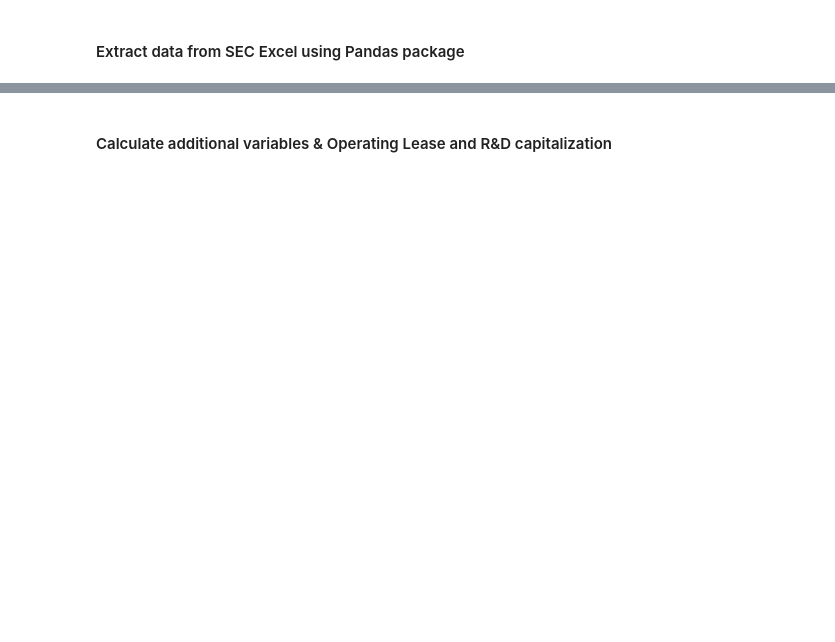
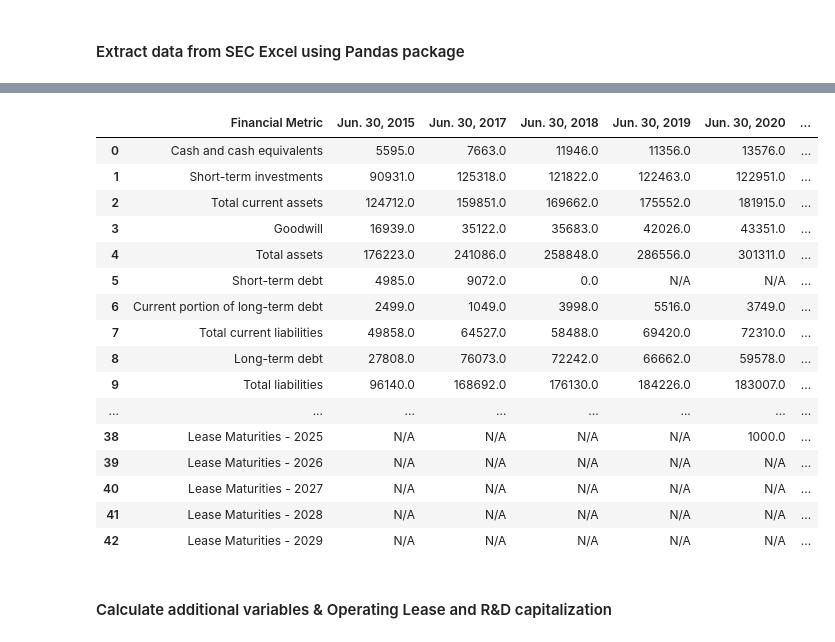
Before and after one commit to IRENDD/DCF-Valuation, a Jupyter notebook: dcfVal.ipynb, the cells around one changed output, grey strips where cells are left out. Saved outputs shown, nothing was run; the diff lists cells and outputs as text; code cells hidden in the pictures; blank space fills up the shorter version.

Commit message:
Added output tables

```diff
--- a/dcfVal.ipynb
+++ b/dcfVal.ipynb
@@ -160,11 +250,10 @@ KeyboardInterrupt:
 # %% [markdown]
 #### Extract data from SEC Excel using Pandas package
 # %%
+import re
 import json
-import os
-import pandas as pd
 from dateutil.parser import parse
-import re
+from IPython.display import display
 
 def parse_date(key, value):
     try:
@@ -200,7 +289,7 @@ def extract_lease_info(filePath):
         # Find the sheet that contains "leases (tables)" in its name
         sheetName = next((sheet for sheet in xls.sheet_names if "leases (tables)" in sheet.lower()), None)
         if not sheetName:
-            print("No sheet found containing 'leases (tables)'.")
+            # print("No sheet found containing 'leases (tables)'.")
             return None, None
 
         print(f"Found Leases Tables Sheet: {sheetName}")
@@ -249,7 +338,7 @@ def processSheet(filePath, sheetIds, attrNames, dataMap):
         return dataMap
 
     df = pd.read_excel(filePath, sheet_name=sheetName)
-    print(f"Data from sheet: {sheetName}")
+    # print(f"Data from sheet: {sheetName}")
 
     dataKey = None
     innerMap = {}
@@ -307,7 +396,7 @@ def processAllFiles(companyName, directory):
 
     for file in files:
         filePath = os.path.join(directory, file)
-        print(f"Processing file: {filePath}")
+        # print(f"Processing file: {filePath}")
 
         dataMap = processSheet(filePath, sheetIds['balanceSheet'], attrNames['balanceSheet'], dataMap)
         dataMap = processSheet(filePath, sheetIds['incomeStatement'], attrNames['incomeStatement'], dataMap)
@@ -326,21 +415,43 @@ def processAllFiles(companyName, directory):
                 innerMap["Lease Maturities"] = maturities
             if innerMap:
                 dataMap[latest].update(innerMap)
+
+    # Generate the output table after processing all files
+    output_table = create_dynamic_output_table(dataMap)
+
+    # Display the table to the user
+    display(output_table)
+
     return dataMap
 
-# Specify the company name and directory to search
-companyName = "Microsoft"
-directory = "D:\\pythonProject\\DCF\\Data"
+# Function to dynamically generate the output table for any given dataMap structure
+def create_dynamic_output_table(dataMap):
+    # Flatten the dataMap into a tabular format
+    flattened_data = {}
+    for year, metrics in dataMap.items():
+        for metric, value in metrics.items():
+            if isinstance(value, dict):  # For nested dictionaries like Lease Maturities
+                for sub_metric, sub_value in value.items():
+                    metric_name = f"{metric} - {sub_metric}"
+                    if metric_name not in flattened_data:
+                        flattened_data[metric_name] = {}
+                    flattened_data[metric_name][year] = sub_value
+            else:
+                if metric not in flattened_data:
+                    flattened_data[metric] = {}
+                flattened_data[metric][year] = value
+
+    # Convert the flattened data into a DataFrame
+    df = pd.DataFrame(flattened_data).T  # Transpose to make metrics rows and years columns
+    df.index.name = "Financial Metric"
+    df.reset_index(inplace=True)
+    df.fillna("N/A", inplace=True)  # Replace missing values with "N/A" for clarity
+
+    return df
+
+# Specify the directory to search
+directory = f"D:\\pythonProject\\DCF\\Data\\{companyName}"
 
 # Process all files matching the pattern
 dataMap = processAllFiles(companyName, directory)
-
-# Output the results
-for key, value in dataMap.items():
-    print(f"{key}:")
-    if isinstance(value, dict):
-        for sub_key, sub_value in value.items():
-            print(f"  {sub_key}: {sub_value}")
-    else:
-        print(f"  {value}")
 # %% [output]
@@ -364,3 +469,20 @@ Data from sheet: Components of Other Income (Exp
+|  | Financial Metric | Jun. 30, 2015 | Jun. 30, 2017 | Jun. 30, 2018 | Jun. 30, 2019 | Jun. 30, 2020 | ... |
+| 0 | Cash and cash equivalents | 5595.0 | 7663.0 | 11946.0 | 11356.0 | 13576.0 | ... |
+| 1 | Short-term investments | 90931.0 | 125318.0 | 121822.0 | 122463.0 | 122951.0 | ... |
+| 2 | Total current assets | 124712.0 | 159851.0 | 169662.0 | 175552.0 | 181915.0 | ... |
+| 3 | Goodwill | 16939.0 | 35122.0 | 35683.0 | 42026.0 | 43351.0 | ... |
+| 4 | Total assets | 176223.0 | 241086.0 | 258848.0 | 286556.0 | 301311.0 | ... |
+| 5 | Short-term debt | 4985.0 | 9072.0 | 0.0 | N/A | N/A | ... |
+| 6 | Current portion of long-term debt | 2499.0 | 1049.0 | 3998.0 | 5516.0 | 3749.0 | ... |
+| 7 | Total current liabilities | 49858.0 | 64527.0 | 58488.0 | 69420.0 | 72310.0 | ... |
+| 8 | Long-term debt | 27808.0 | 76073.0 | 72242.0 | 66662.0 | 59578.0 | ... |
+| 9 | Total liabilities | 96140.0 | 168692.0 | 176130.0 | 184226.0 | 183007.0 | ... |
+| ... | ... | ... | ... | ... | ... | ... | ... |
+| 38 | Lease Maturities - 2025 | N/A | N/A | N/A | N/A | 1000.0 | ... |
+| 39 | Lease Maturities - 2026 | N/A | N/A | N/A | N/A | N/A | ... |
+| 40 | Lease Maturities - 2027 | N/A | N/A | N/A | N/A | N/A | ... |
+| 41 | Lease Maturities - 2028 | N/A | N/A | N/A | N/A | N/A | ... |
+| 42 | Lease Maturities - 2029 | N/A | N/A | N/A | N/A | N/A | ... |
 # %% [markdown]
 #### Calculate additional variables & Operating Lease and R&D capitalization
 # %%
```
Also changed, not shown: parts of 7 cells of this notebook, 2 other files.
